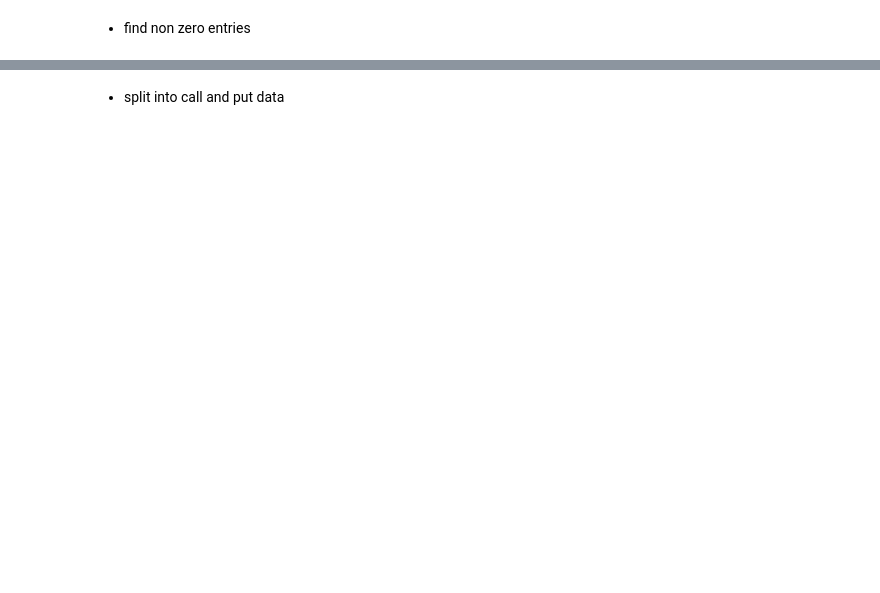
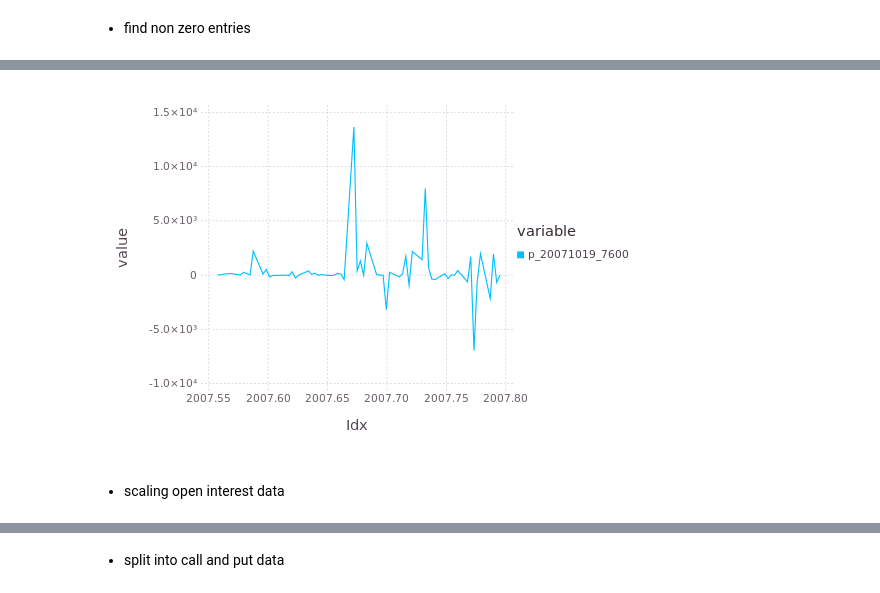
Before and after one commit to JuliaFinMetriX/option_prices, a Jupyter notebook: notebooks/option_liquidity.ipynb, the cells around one changed output, grey strips where cells are left out. Saved outputs shown, nothing was run; the diff lists cells and outputs as text; code cells hidden in the pictures; blank space fills up the shorter version.

```diff
--- a/notebooks/option_liquidity.ipynb
+++ b/notebooks/option_liquidity.ipynb
@@ -95,0 +203,12 @@ head(liquData)
+# %%
+# get associated observations
+singleOptOI = DataFrame(option = singleOptData[:DeltaOI])
+names!(singleOptOI, [symbol(optName)])
+
+# plot open interest
+singleOptDataTm = Timematr(singleOptOI, convert(Array, singleOptData[:Date]))
+gdfPlot(singleOptDataTm)
+# %% [output]
+[figure, added]
+# %% [markdown]
+- scaling open interest data
```
Also changed, not shown: parts of 54 cells of this notebook, 2 other files.
